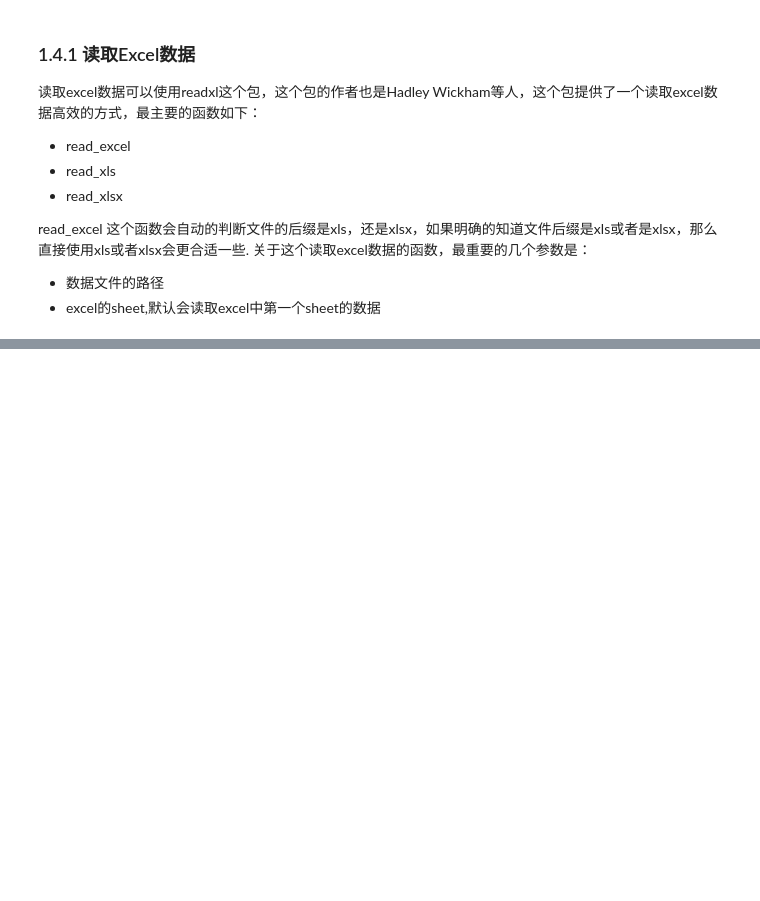
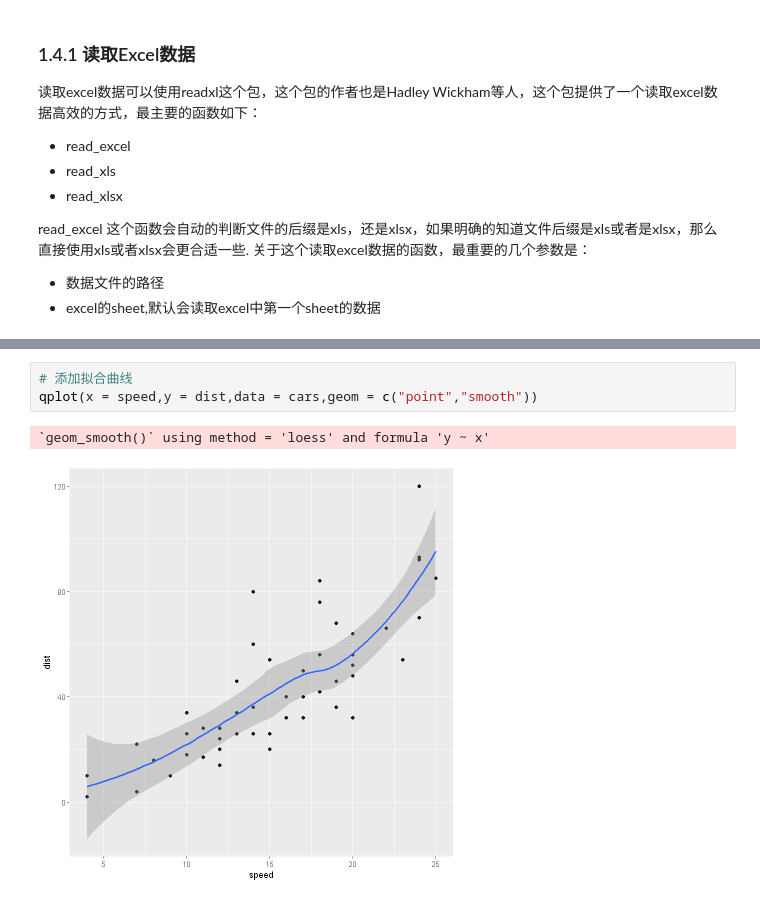
Before and after one commit to ruishuQU/R-visualization-Guide, a Jupyter notebook: R visualization/ch01 R语言数据可视化简介.ipynb, the cells around one changed output, grey strips where cells are left out. Cells and saved outputs as stored; diff of their text form; blank space fills up the shorter version.

```diff
--- a/R visualization/ch01 R语言数据可视化简介.ipynb
+++ b/R visualization/ch01 R语言数据可视化简介.ipynb
@@ -459,0 +669,6 @@ read_excel 这个函数会自动的判断文件的后缀是xls，还是xlsx，
+# %%
+# 添加拟合曲线
+qplot(x = speed,y = dist,data = cars,geom = c("point","smooth"))
+# %% [output]
+`geom_smooth()` using method = 'loess' and formula 'y ~ x'
+[figure, added]
```
Also changed, not shown: parts of 10 cells of this notebook, 1 other file.
